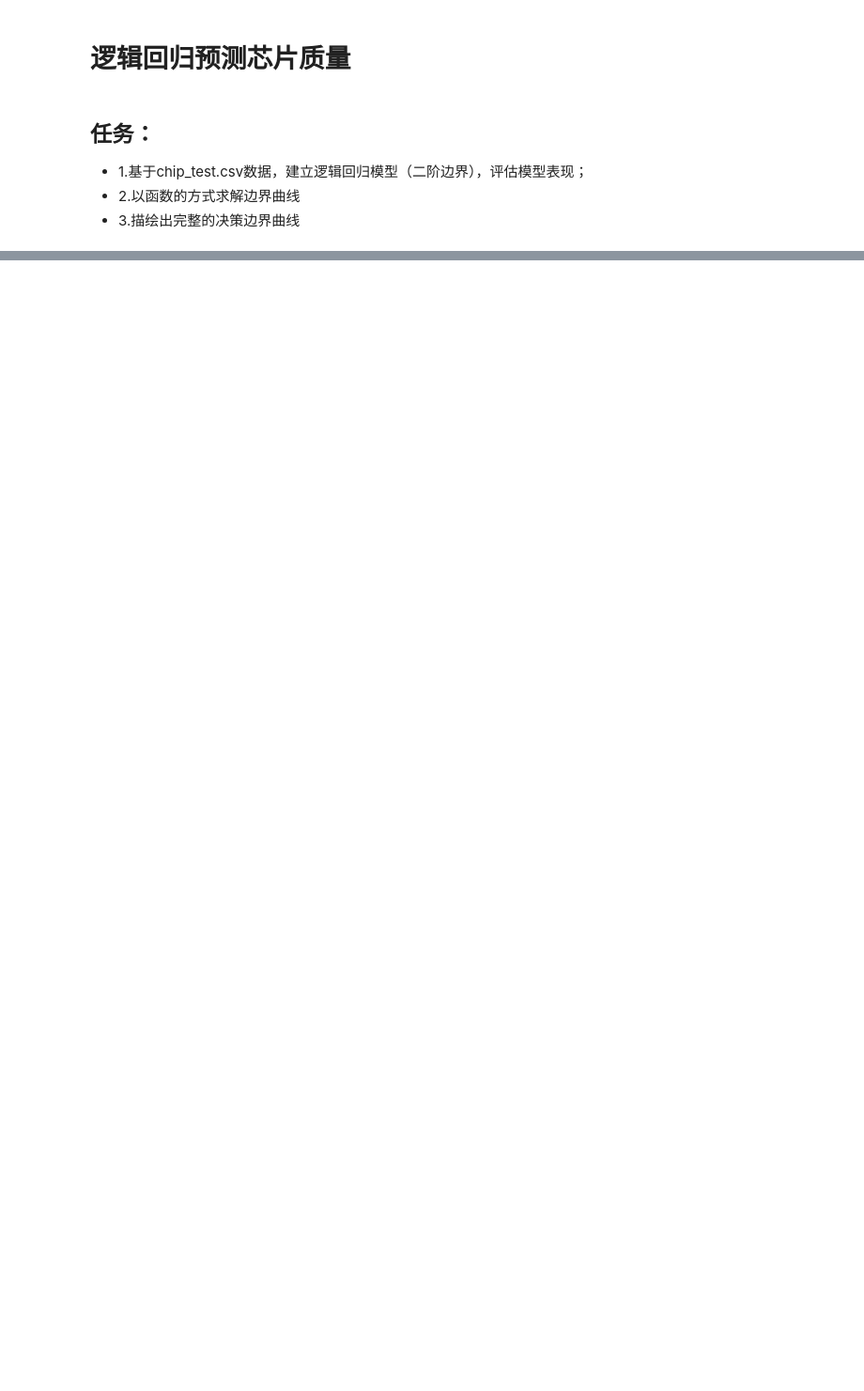
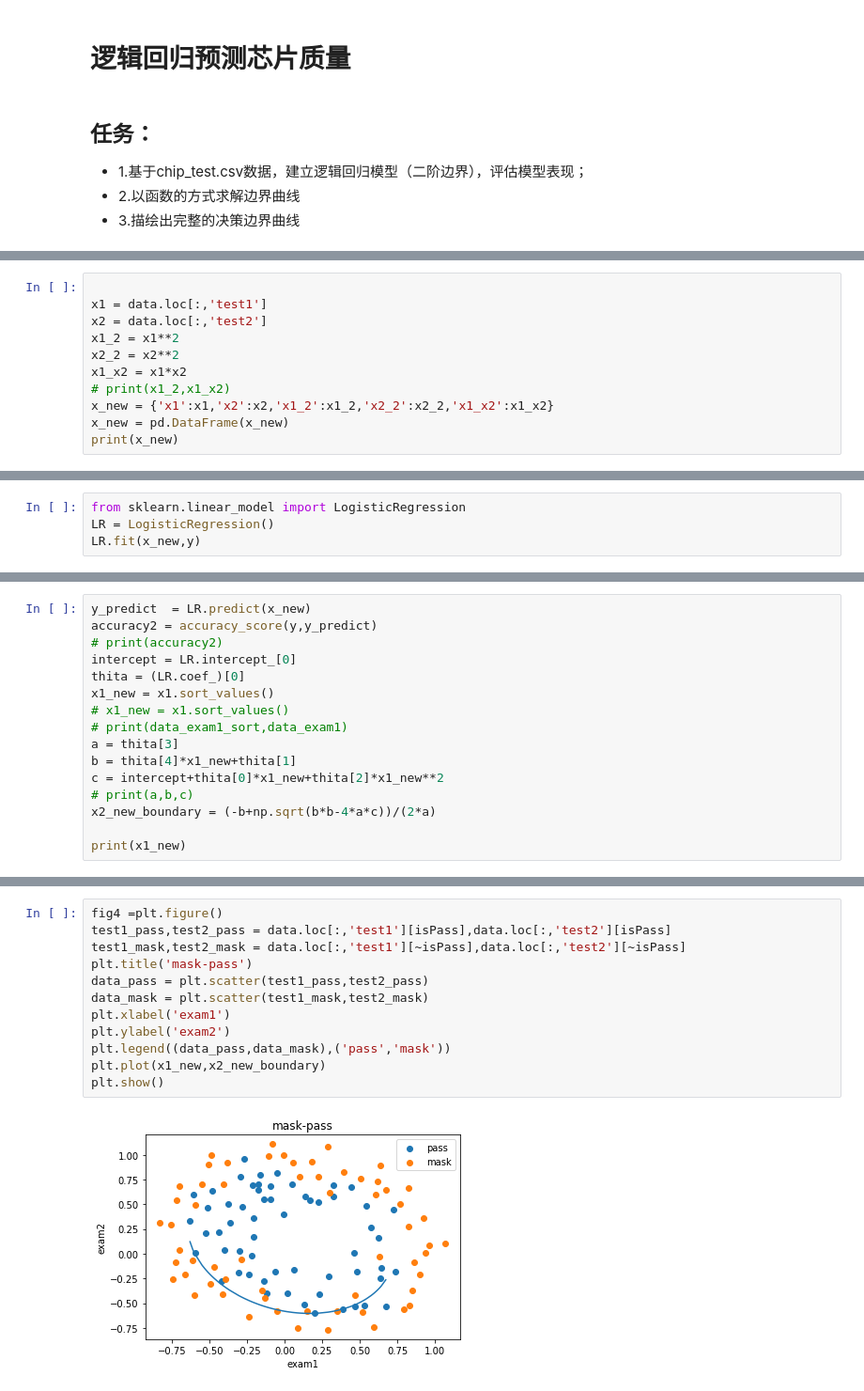
Before and after one commit to HideTheTime/py, a Jupyter notebook: 逻辑回归芯片实战.ipynb, the cells around one changed output, grey strips where cells are left out. Shown: that part at 94% size. Cells and saved outputs as stored; diff of their text form; blank space fills up the shorter version.

```diff
--- a/逻辑回归芯片实战.ipynb
+++ b/逻辑回归芯片实战.ipynb
@@ -39,0 +35,11 @@ Name: pass, Length: 118, dtype: bool
+# %%
+
+x1 = data.loc[:,'test1']
+x2 = data.loc[:,'test2']
+x1_2 = x1**2
+x2_2 = x2**2
+x1_x2 = x1*x2
+# print(x1_2,x1_x2)
+x_new = {'x1':x1,'x2':x2,'x1_2':x1_2,'x2_2':x2_2,'x1_x2':x1_x2}
+x_new = pd.DataFrame(x_new)
+print(x_new)
@@ -39,0 +61,4 @@ Name: pass, Length: 118, dtype: bool
+# %%
+from sklearn.linear_model import LogisticRegression
+LR = LogisticRegression()
+LR.fit(x_new,y)
@@ -39,0 +83,16 @@ Name: pass, Length: 118, dtype: bool
+# %%
+y_predict  = LR.predict(x_new)
+accuracy2 = accuracy_score(y,y_predict)
+# print(accuracy2)
+intercept = LR.intercept_[0]
+thita = (LR.coef_)[0]
+x1_new = x1.sort_values()
+# x1_new = x1.sort_values()
+# print(data_exam1_sort,data_exam1)
+a = thita[3]
+b = thita[4]*x1_new+thita[1]
+c = intercept+thita[0]*x1_new+thita[2]*x1_new**2
+# print(a,b,c)
+x2_new_boundary = (-b+np.sqrt(b*b-4*a*c))/(2*a)
+
+print(x1_new)
@@ -39,0 +112,14 @@ Name: pass, Length: 118, dtype: bool
+# %%
+fig4 =plt.figure()
+test1_pass,test2_pass = data.loc[:,'test1'][isPass],data.loc[:,'test2'][isPass]
+test1_mask,test2_mask = data.loc[:,'test1'][~isPass],data.loc[:,'test2'][~isPass]
+plt.title('mask-pass')
+data_pass = plt.scatter(test1_pass,test2_pass)
+data_mask = plt.scatter(test1_mask,test2_mask)
+plt.xlabel('exam1')
+plt.ylabel('exam2')
+plt.legend((data_pass,data_mask),('pass','mask'))
+plt.plot(x1_new,x2_new_boundary)
+plt.show()
+# %% [output]
+[figure, added]
```
Also changed, not shown: parts of 9 cells of this notebook, 4 other files.
